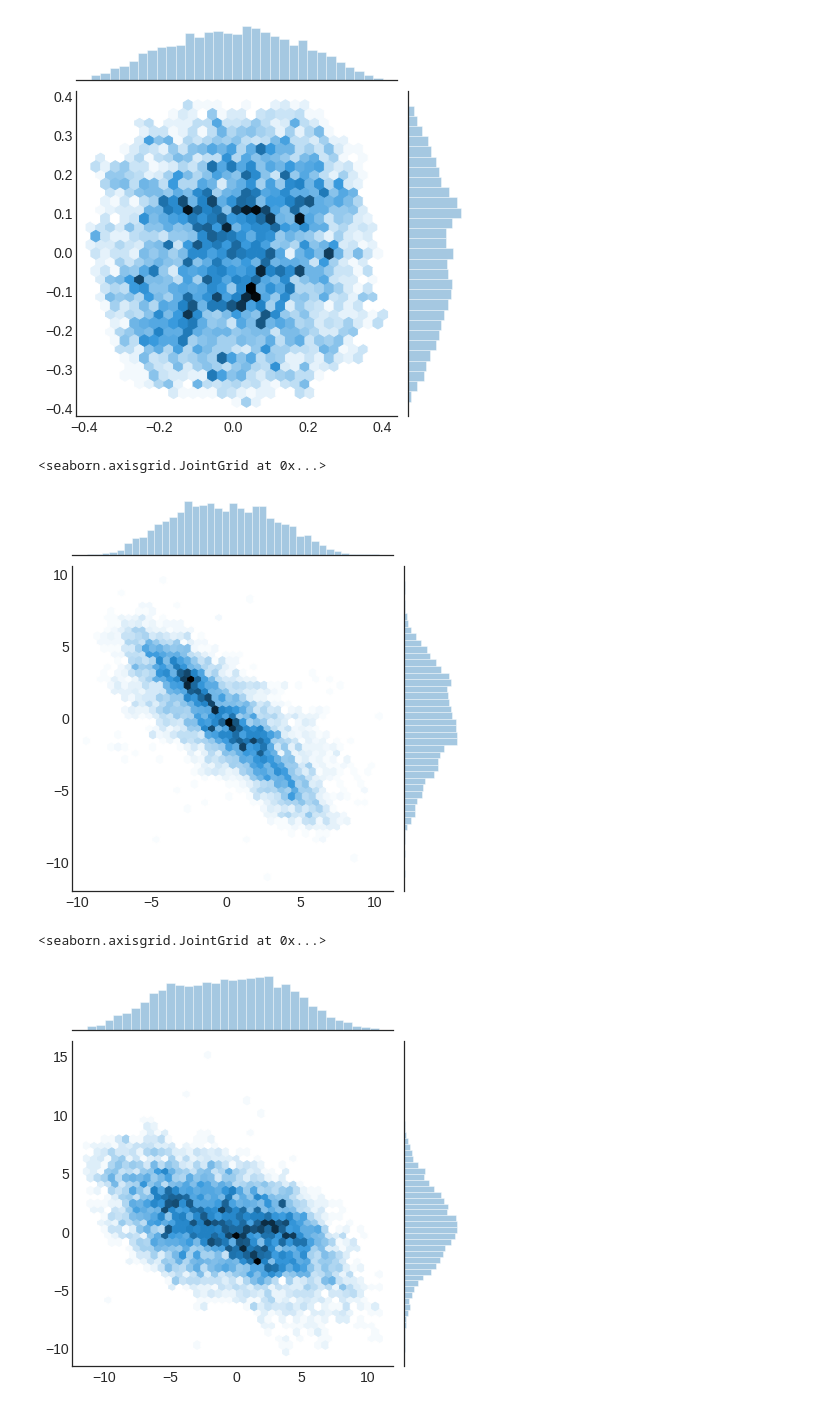
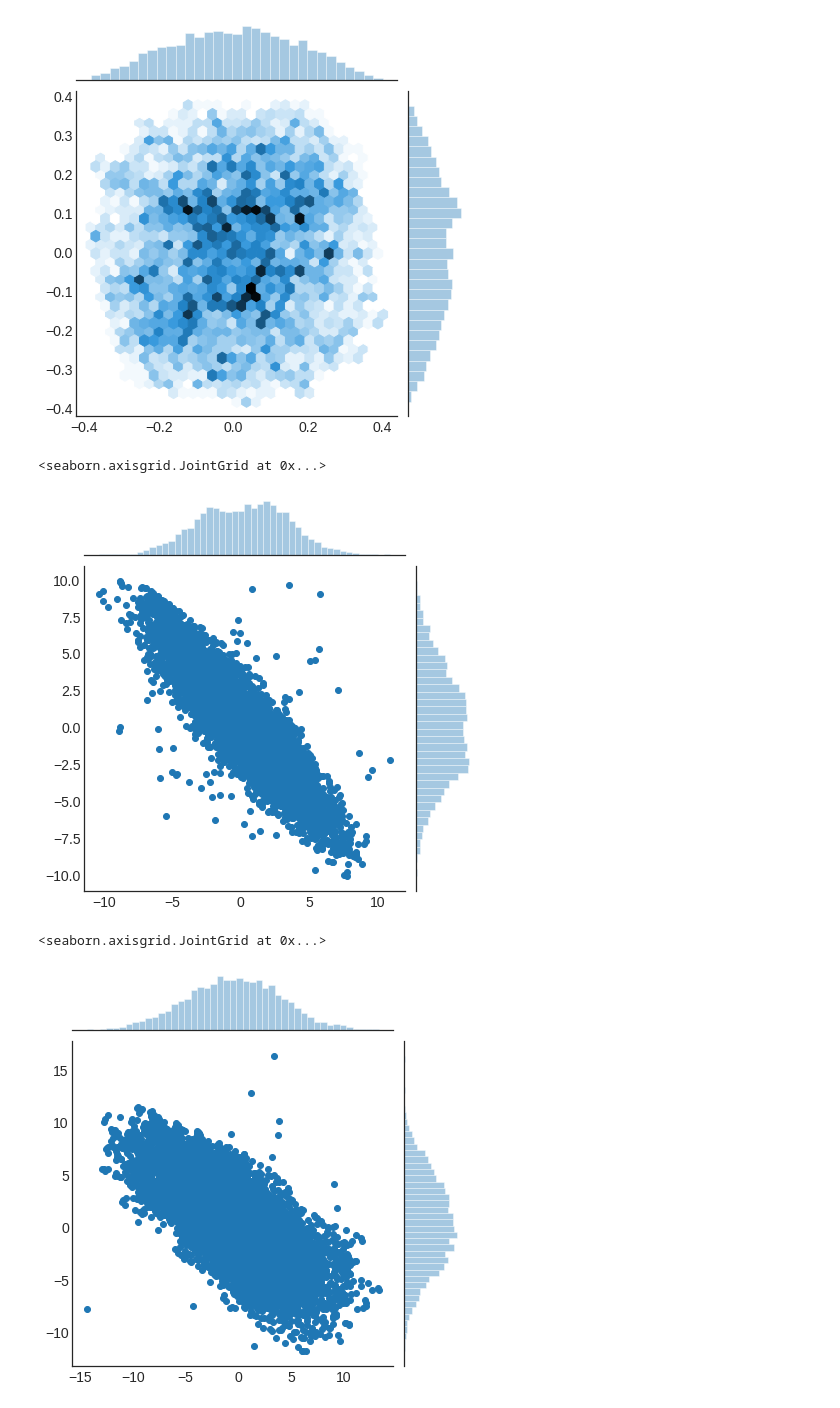
Before and after one commit to abeken0713/kvae, a Jupyter notebook: notebook/TestKVAE_on_2dspring.ipynb, the cells around one changed output. Drawn from its saved outputs; the diff is of its cells as text; code cells hidden in the pictures.

Commit message:
Done several tests

```diff
--- a/notebook/TestKVAE_on_2dspring.ipynb
+++ b/notebook/TestKVAE_on_2dspring.ipynb
@@ -16,5 +16,5 @@ from kvae.utils import reload_config, get_image_config
 %matplotlib inline
 plt.style.use("seaborn-white")
 # %%
-logdir = Path("../examples/logs/2dspring_success_kvae/model.ckpt")
+logdir = Path("../examples/logs/2dspring_imputation_success_kvae/model.ckpt")
 # %%
@@ -59,22 +59,32 @@ INFO:tensorflow:Restoring parameters from ../examples/logs/2dspring_success_kvae
 <kvae.KalmanVariationalAutoencoder.KalmanVariationalAutoencoder at 0x...>
 # %%
 mask_test = np.ones((model.config.batch_size, model.test_data.timesteps), dtype=np.float32)
+# mask_test[:, 20:60] = 0
 num_batches = model.test_data.sequences // model.config.batch_size
-smooth, a_seq, a_mu, a_var = [], [], [], []
+x_hat, smooth, a_seq, a_mu, a_var, a_mu_pred_seq, x_gene = [], [], [], [], [], [], []
 for i in range(num_batches):
     slc = slice(i * model.config.batch_size, (i + 1) * model.config.batch_size)
     feed_dict = {model.x: model.test_data.images[slc],
                  model.kf.u: model.test_data.controls[slc],
                  model.ph_steps: model.test_data.timesteps,
                  model.mask: mask_test}
-    smooth_, a_seq_, a_mu_, a_var_ = sess.run(
-        [model.model_vars["smooth"][0],
-        model.model_vars["a_seq"],
-        model.model_vars["a_mu"],
-        model.model_vars["a_var"]],
+    x_hat_, smooth_, a_seq_, a_mu_, a_var_, a_mu_pred_seq_ = sess.run(
+        [
+            model.model_vars["x_hat"],         # x <- a <- x
+            model.model_vars["smooth"][0],     # z <- a <- x
+            model.model_vars["a_seq"],         # a <- x (sequential)
+            model.model_vars["a_mu"],          # a <- x (squeezed)
+            model.model_vars["a_var"],         # a <- x (var)
+            model.model_vars["a_mu_pred_seq"]  # a <- z <- a <- x
+        ],
         feed_dict=feed_dict)
+    x_gene_ = sess.run(model.model_vars["x_hat"], feed_dict={model.model_vars["a_seq"]: a_mu_pred_seq_,
+                                                           model.ph_steps: model.n_steps_gen})
+    x_hat.append(x_hat_)
     smooth.append(smooth_)
     a_seq.append(a_seq_)
     a_mu.append(a_mu_)
     a_var.append(a_var_)
+    a_mu_pred_seq.append(a_mu_pred_seq_)
+    x_gene.append(x_gene_)
 # %%
@@ -153,15 +228,15 @@ sns.jointplot(*x_mu[:, 2:].T, kind="hex")
 <seaborn.axisgrid.JointGrid at 0x...>
 [figure]
 # %%
-sns.jointplot(*z_mu[:, :2].T, kind="hex")
+sns.jointplot(*z_mu[:, :2].T, kind="scatter")
 # %% [output]
 <seaborn.axisgrid.JointGrid at 0x...>
-[figure, old version]
+[figure, new version]
 # %%
-sns.jointplot(*z_mu[:, 2:].T, kind="hex")
+sns.jointplot(*z_mu[:, 2:].T, kind="scatter")
 # %% [output]
 <seaborn.axisgrid.JointGrid at 0x...>
-[figure, old version]
+[figure, new version]
 # %%
 def affine(x, y):
     mu_x = np.mean(x, axis=0)
```
Also changed, not shown: parts of 43 cells of this notebook.
